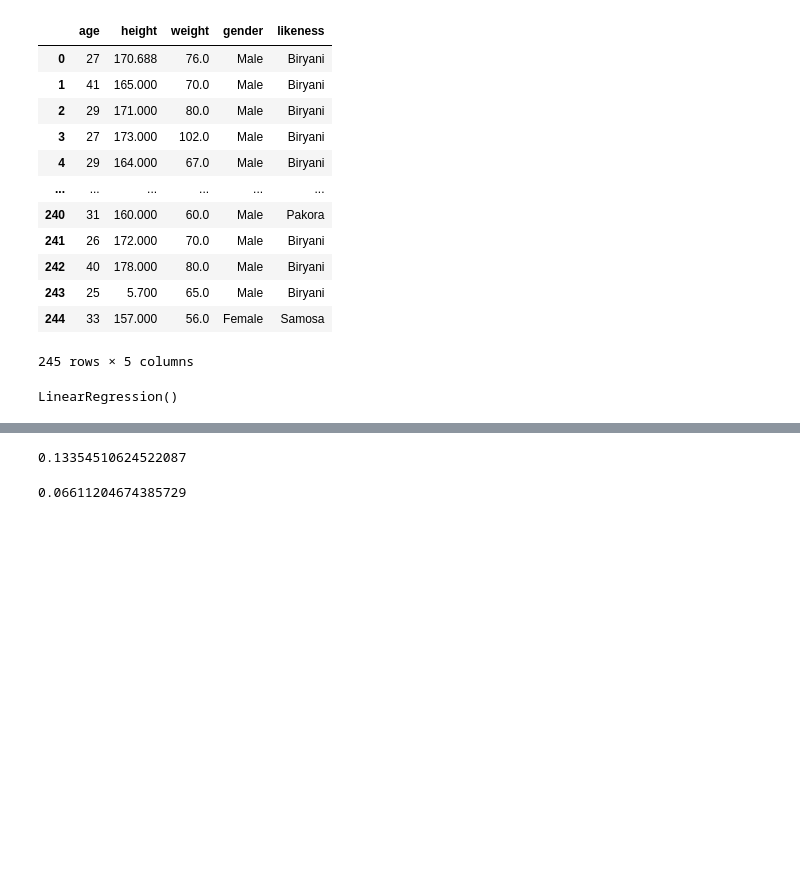
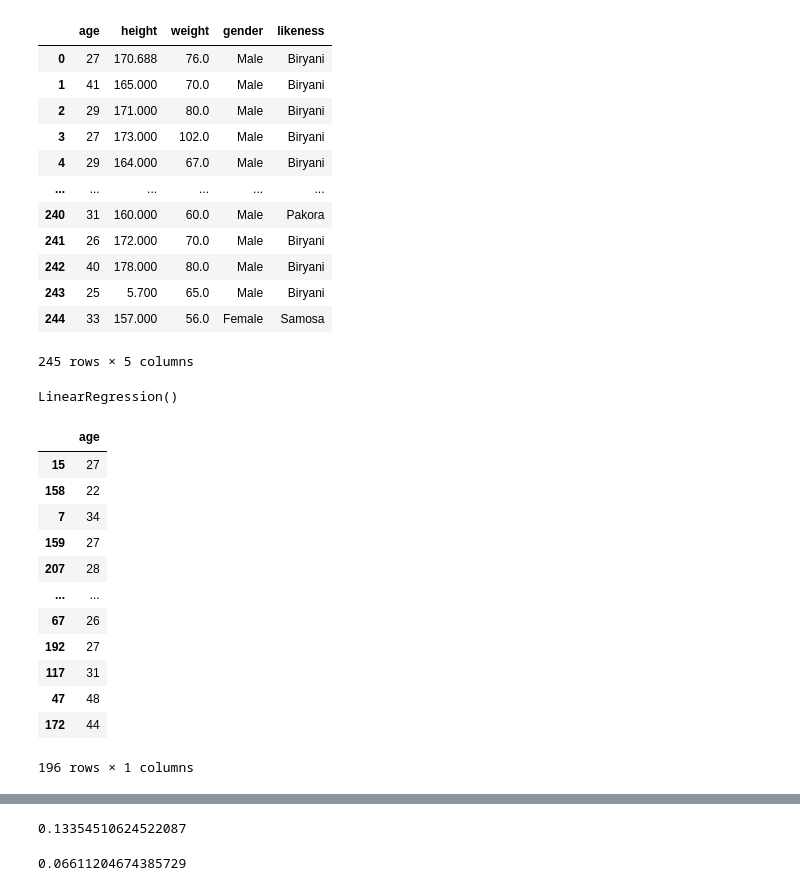
Before and after one commit to ruhanahmad/DataScience, a Jupyter notebook: MachineLearning/Supervised Classification types/Linear_regression/Linear Regression.ipynb, the cells around one changed output, grey strips where cells are left out. Cells and saved outputs as stored; diff of their text form; code cells hidden in the pictures; blank space fills up the shorter version.

```diff
--- a/MachineLearning/Linear Regression.ipynb
+++ b/MachineLearning/Supervised Classification types/Linear_regression/Linear Regression.ipynb
@@ -173,3 +177,19 @@ model  = LinearRegression().fit(X_train,y_train)
 model
 # %% [output]
 LinearRegression()
+# %%
+X_train
+# %% [output]
+|  | age |
+| 15 | 27 |
+| 158 | 22 |
+| 7 | 34 |
+| 159 | 27 |
+| 207 | 28 |
+| ... | ... |
+| 67 | 26 |
+| 192 | 27 |
+| 117 | 31 |
+| 47 | 48 |
+| 172 | 44 |
+196 rows × 1 columns
```
Also changed, not shown: parts of 16 cells of this notebook, 3 other files.
